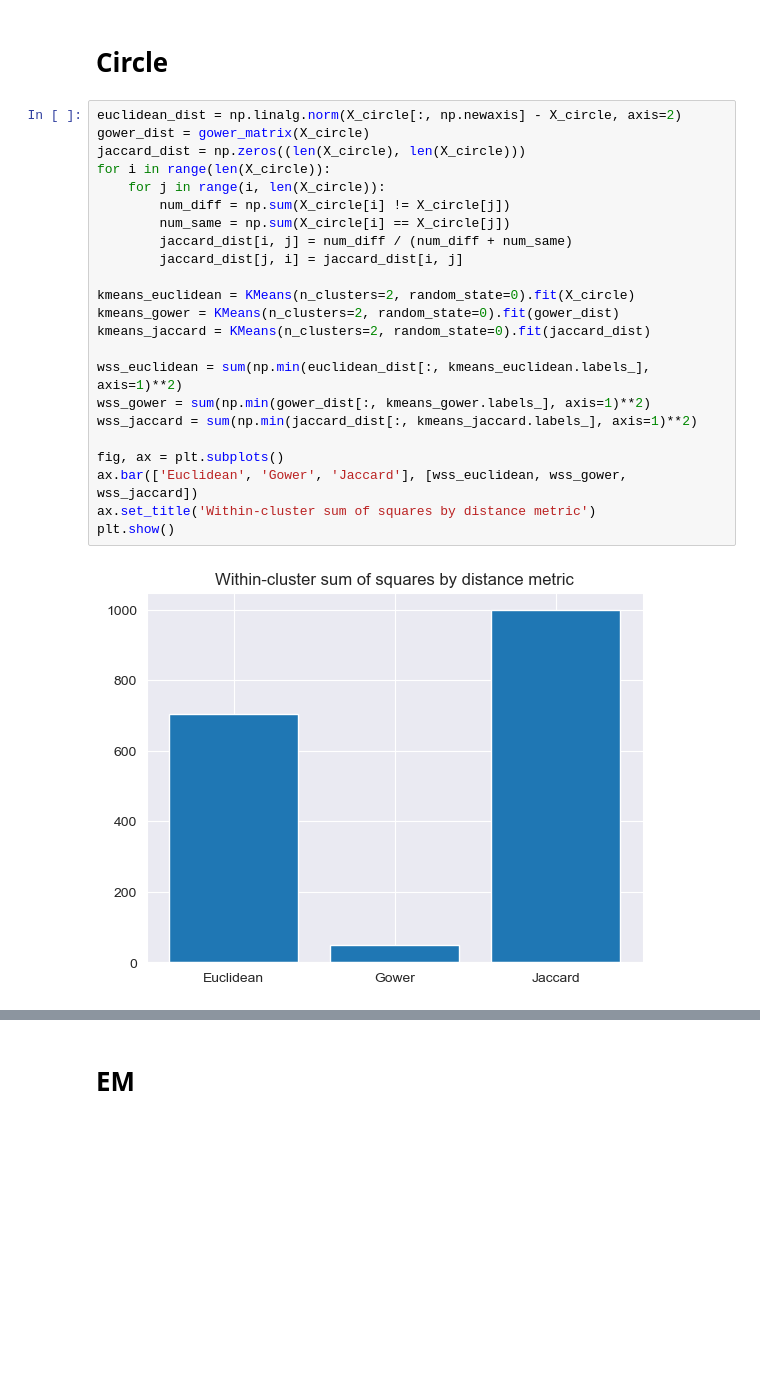
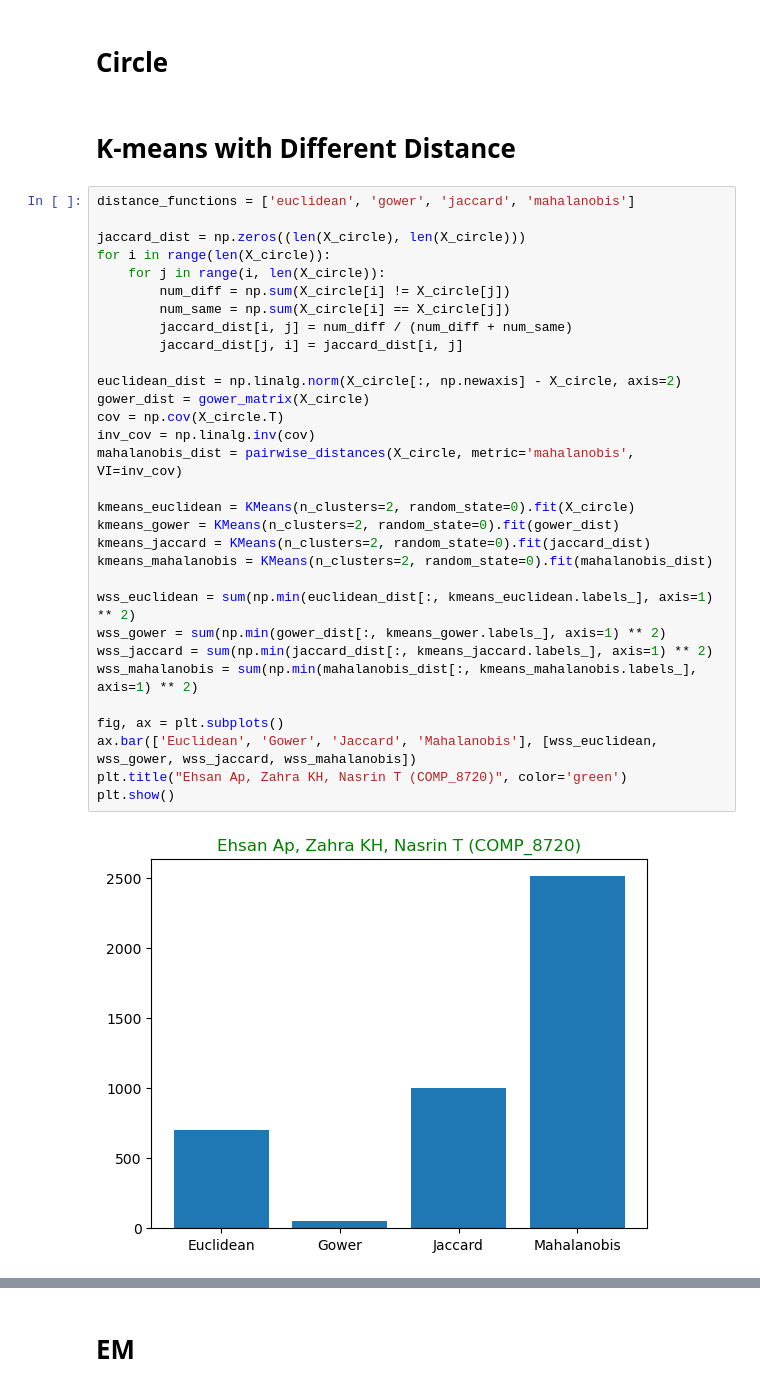
Before and after one commit to ehsanap7/adv_topics_ai, a Jupyter notebook: assignments/assignment_1,2/code/clustering_models_2.ipynb, the cells around one changed output, grey strips where cells are left out. Cells and saved outputs as stored; diff of their text form; blank space fills up the shorter version.

```diff
--- a/assignments/assignment_1,2/code/clustering_models_2.ipynb
+++ b/assignments/assignment_1,2/code/clustering_models_2.ipynb
@@ -85,27 +54,37 @@ y_twogaussians42 = twogaussians42_csv['label'].values
 # %% [markdown]
 # Circle
+# %% [markdown]
+# K-means with Different Distance
 # %%
-euclidean_dist = np.linalg.norm(X_circle[:, np.newaxis] - X_circle, axis=2)
-gower_dist = gower_matrix(X_circle)
+distance_functions = ['euclidean', 'gower', 'jaccard', 'mahalanobis']
+
 jaccard_dist = np.zeros((len(X_circle), len(X_circle)))
 for i in range(len(X_circle)):
     for j in range(i, len(X_circle)):
         num_diff = np.sum(X_circle[i] != X_circle[j])
         num_same = np.sum(X_circle[i] == X_circle[j])
         jaccard_dist[i, j] = num_diff / (num_diff + num_same)
         jaccard_dist[j, i] = jaccard_dist[i, j]
 
+euclidean_dist = np.linalg.norm(X_circle[:, np.newaxis] - X_circle, axis=2)
+gower_dist = gower_matrix(X_circle)
+cov = np.cov(X_circle.T)
+inv_cov = np.linalg.inv(cov)
+mahalanobis_dist = pairwise_distances(X_circle, metric='mahalanobis', VI=inv_cov)
+
 kmeans_euclidean = KMeans(n_clusters=2, random_state=0).fit(X_circle)
 kmeans_gower = KMeans(n_clusters=2, random_state=0).fit(gower_dist)
 kmeans_jaccard = KMeans(n_clusters=2, random_state=0).fit(jaccard_dist)
+kmeans_mahalanobis = KMeans(n_clusters=2, random_state=0).fit(mahalanobis_dist)
 
-wss_euclidean = sum(np.min(euclidean_dist[:, kmeans_euclidean.labels_], axis=1)**2)
-wss_gower = sum(np.min(gower_dist[:, kmeans_gower.labels_], axis=1)**2)
-wss_jaccard = sum(np.min(jaccard_dist[:, kmeans_jaccard.labels_], axis=1)**2)
+wss_euclidean = sum(np.min(euclidean_dist[:, kmeans_euclidean.labels_], axis=1) ** 2)
+wss_gower = sum(np.min(gower_dist[:, kmeans_gower.labels_], axis=1) ** 2)
+wss_jaccard = sum(np.min(jaccard_dist[:, kmeans_jaccard.labels_], axis=1) ** 2)
+wss_mahalanobis = sum(np.min(mahalanobis_dist[:, kmeans_mahalanobis.labels_], axis=1) ** 2)
 
 fig, ax = plt.subplots()
-ax.bar(['Euclidean', 'Gower', 'Jaccard'], [wss_euclidean, wss_gower, wss_jaccard])
-ax.set_title('Within-cluster sum of squares by distance metric')
+ax.bar(['Euclidean', 'Gower', 'Jaccard', 'Mahalanobis'], [wss_euclidean, wss_gower, wss_jaccard, wss_mahalanobis])
+plt.title("Ehsan Ap, Zahra KH, Nasrin T (COMP_8720)", color='green')
 plt.show()
 # %% [output]
-[figure, old version]
+[figure, new version]
```
Also changed, not shown: parts of 13 cells of this notebook.
